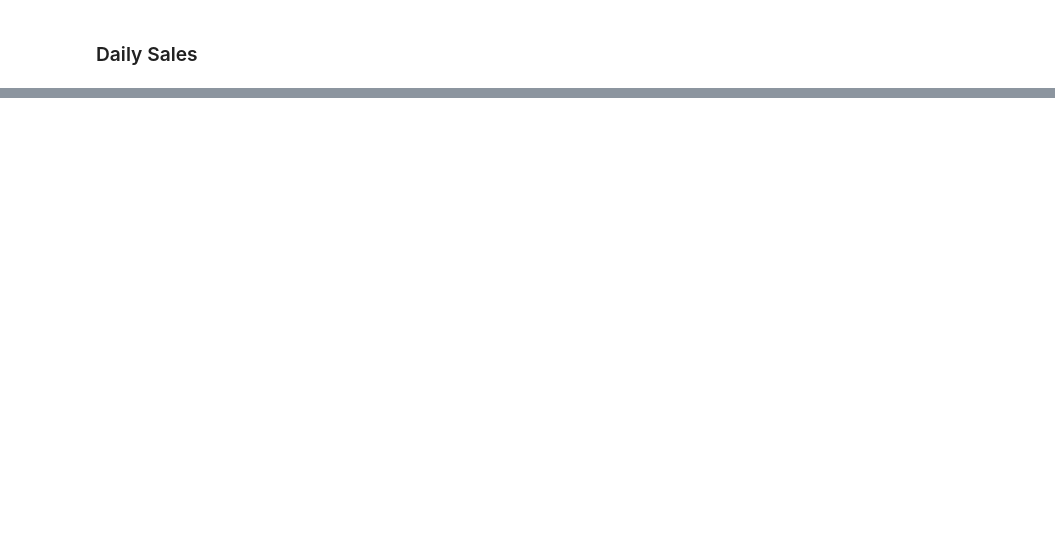
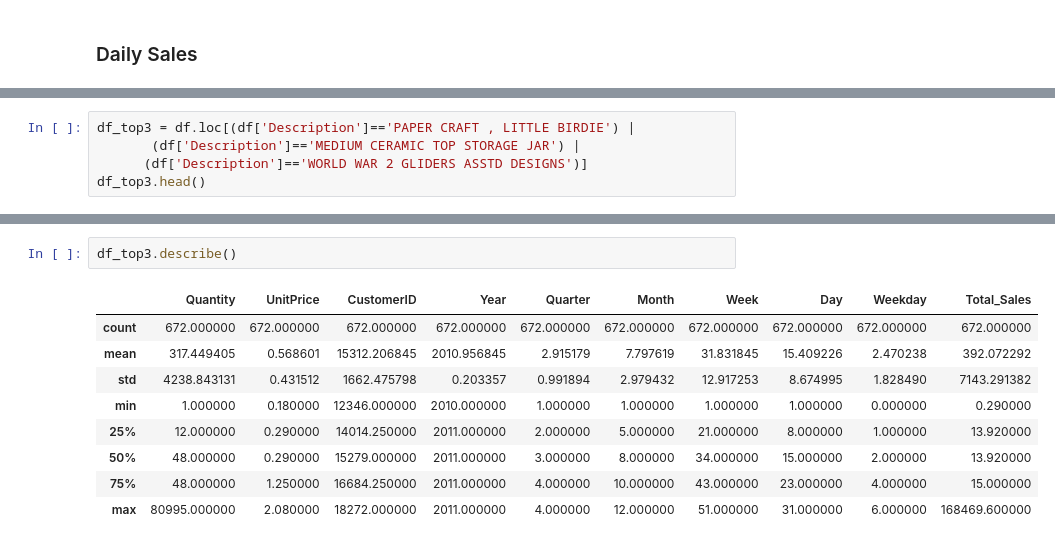
Before and after one commit to sheetalbongale/Retail-Time-Series-Analysis-and-Forecasting, a Jupyter notebook: 01_EDA_and_Feature_Engineering.ipynb, the cells around one changed output, grey strips where cells are left out. Cells and saved outputs as stored; diff of their text form; blank space fills up the shorter version.

```diff
--- a/01_EDA_and_Feature_Engineering.ipynb
+++ b/01_EDA_and_Feature_Engineering.ipynb
@@ -384,0 +393,5 @@ fig.show()
+# %%
+df_top3 = df.loc[(df['Description']=='PAPER CRAFT , LITTLE BIRDIE') |
+       (df['Description']=='MEDIUM CERAMIC TOP STORAGE JAR') |
+      (df['Description']=='WORLD WAR 2 GLIDERS ASSTD DESIGNS')]
+df_top3.head()
@@ -384,0 +405,12 @@ fig.show()
+# %%
+df_top3.describe()
+# %% [output]
+|  | Quantity | UnitPrice | CustomerID | Year | Quarter | Month | Week | Day | Weekday | Total_Sales |
+| count | 672.000000 | 672.000000 | 672.000000 | 672.000000 | 672.000000 | 672.000000 | 672.000000 | 672.000000 | 672.000000 | 672.000000 |
+| mean | 317.449405 | 0.568601 | 15312.206845 | 2010.956845 | 2.915179 | 7.797619 | 31.831845 | 15.409226 | 2.470238 | 392.072292 |
+| std | 4238.843131 | 0.431512 | 1662.475798 | 0.203357 | 0.991894 | 2.979432 | 12.917253 | 8.674995 | 1.828490 | 7143.291382 |
+| min | 1.000000 | 0.180000 | 12346.000000 | 2010.000000 | 1.000000 | 1.000000 | 1.000000 | 1.000000 | 0.000000 | 0.290000 |
+| 25% | 12.000000 | 0.290000 | 14014.250000 | 2011.000000 | 2.000000 | 5.000000 | 21.000000 | 8.000000 | 1.000000 | 13.920000 |
+| 50% | 48.000000 | 0.290000 | 15279.000000 | 2011.000000 | 3.000000 | 8.000000 | 34.000000 | 15.000000 | 2.000000 | 13.920000 |
+| 75% | 48.000000 | 1.250000 | 16684.250000 | 2011.000000 | 4.000000 | 10.000000 | 43.000000 | 23.000000 | 4.000000 | 15.000000 |
+| max | 80995.000000 | 2.080000 | 18272.000000 | 2011.000000 | 4.000000 | 12.000000 | 51.000000 | 31.000000 | 6.000000 | 168469.600000 |
```
Also changed, not shown: parts of 28 cells of this notebook.
